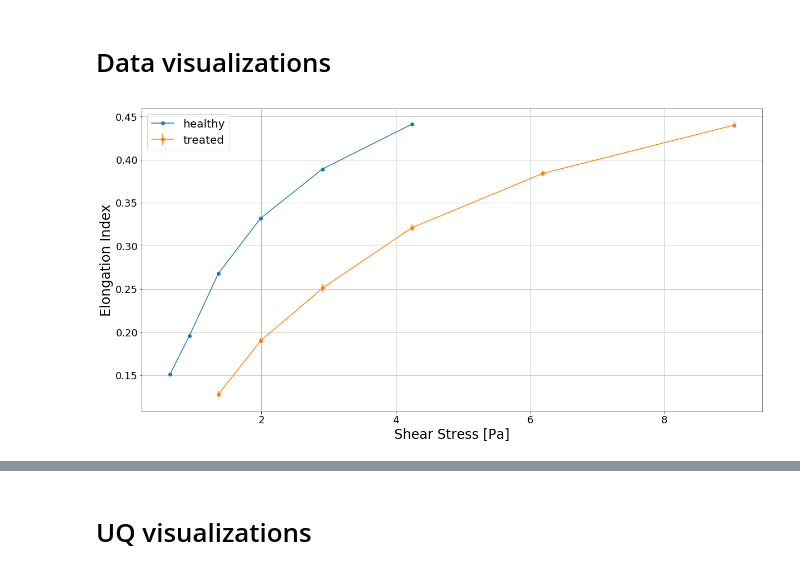
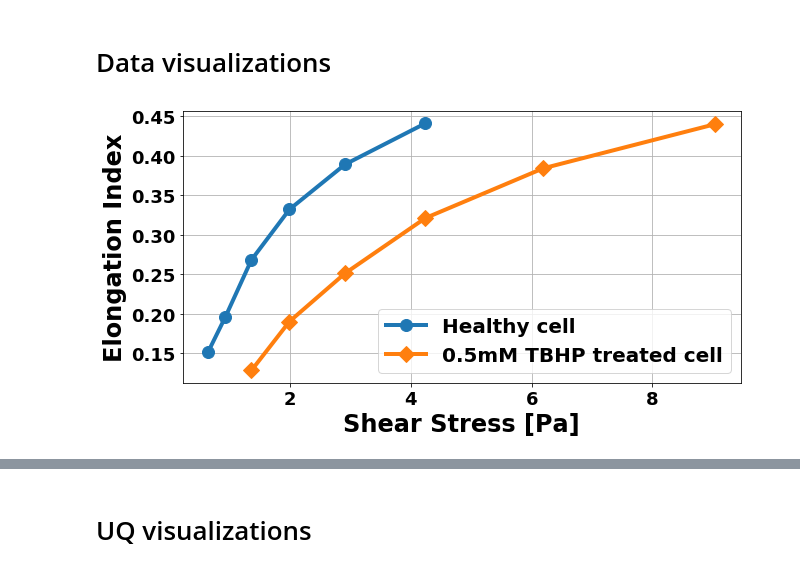
Before and after one commit to devrieskevin/IUQ-Project, a Jupyter notebook: hemocell_visualizations_paper.ipynb, the cells around one changed output, grey strips where cells are left out. Drawn from its saved outputs; the diff is of its cells as text; code cells hidden in the pictures.

```diff
--- a/hemocell_visualizations_paper.ipynb
+++ b/hemocell_visualizations_paper.ipynb
@@ -30,6 +30,10 @@ labelfontsize = 20
 
 plt.rcParams["xtick.labelsize"] = 18
 plt.rcParams["ytick.labelsize"] = 18
+
+plt.rcParams["font.weight"] = "bold"
+plt.rcParams["axes.labelweight"] = "bold"
+plt.rcParams["axes.titleweight"] = "bold"
 # %% [output]
 ['seaborn-muted', 'seaborn-deep', 'seaborn-ticks', 'seaborn-dark', 'dark_background', 'seaborn-pastel', 'seaborn-darkgrid', 'seaborn-colorblind', 'tableau-colorblind10', 'fivethirtyeight', 'seaborn-ta ...
 # %%
@@ -105,21 +112,22 @@ names = {"kLink":r"$\kappa_l$","kBend":r"$\kappa_b$",
 # %%
 full_stress,el_healthy,el_treated,el_treated_err = data.values[0:10,[1,2,3,4]].T
 
 dx = full_stress[1:] - full_stress[:-1]
 dy_healthy = el_healthy[1:] - el_healthy[:-1]
 dy_treated = el_treated[1:] - el_treated[:-1]
 
 x = (full_stress[:-1] + full_stress[1:]) / 2
 
-plt.figure(figsize=(20,10))
+plt.figure(figsize=(10,5))
 
 plt.xlabel("Shear Stress [Pa]",fontsize=axisfontsize)
 plt.ylabel("Elongation Index",fontsize=axisfontsize)
 plt.grid(True)
-plt.plot(full_stress[2:8],el_healthy[2:8],"o-",label="healthy")
-plt.errorbar(full_stress[4:10],el_treated[4:10],yerr=el_treated_err[4:10],fmt="o-",label="treated")
+plt.plot(full_stress[2:8],el_healthy[2:8],"o-",linewidth=4,markersize=12,label="Healthy cell")
+plt.plot(full_stress[4:10],el_treated[4:10],"D-",linewidth=4,markersize=12,label="0.5mM TBHP treated cell")
+
 plt.legend(fontsize=labelfontsize)
 
 plt.show()
 # %% [output]
-[figure, old version]
+[figure, new version]
```
Also changed, not shown: parts of 23 cells of this notebook, 6 other files.
